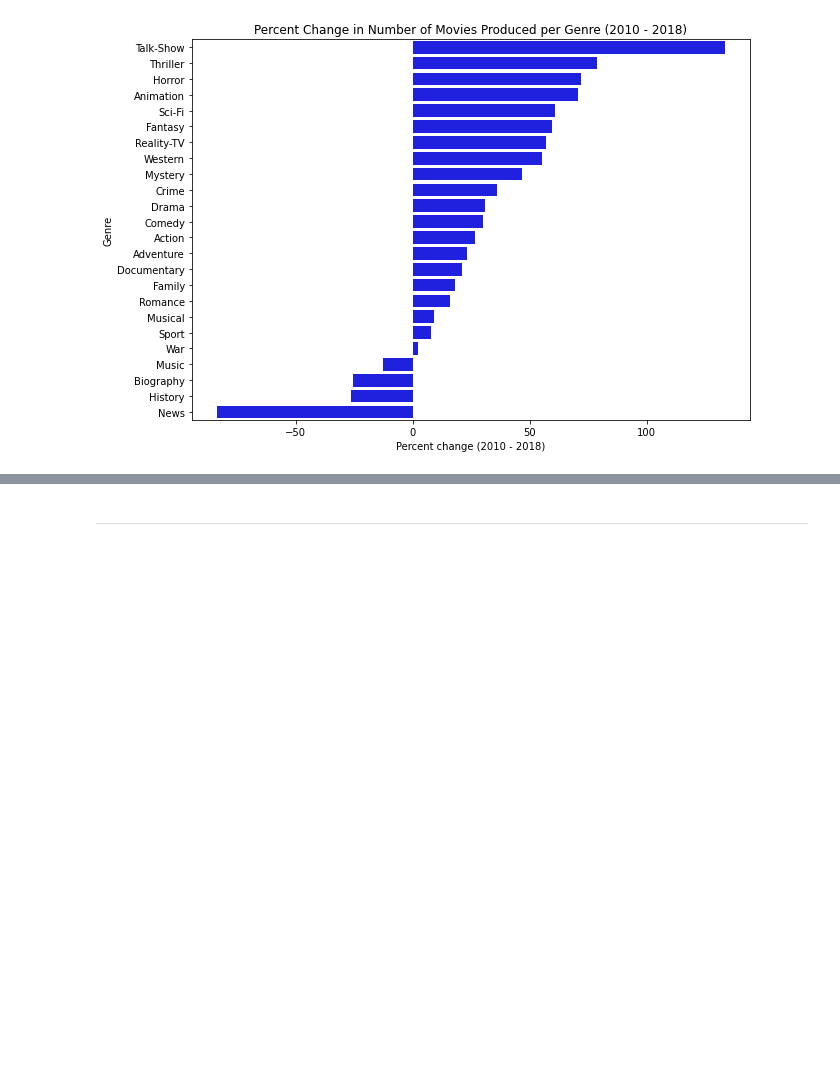
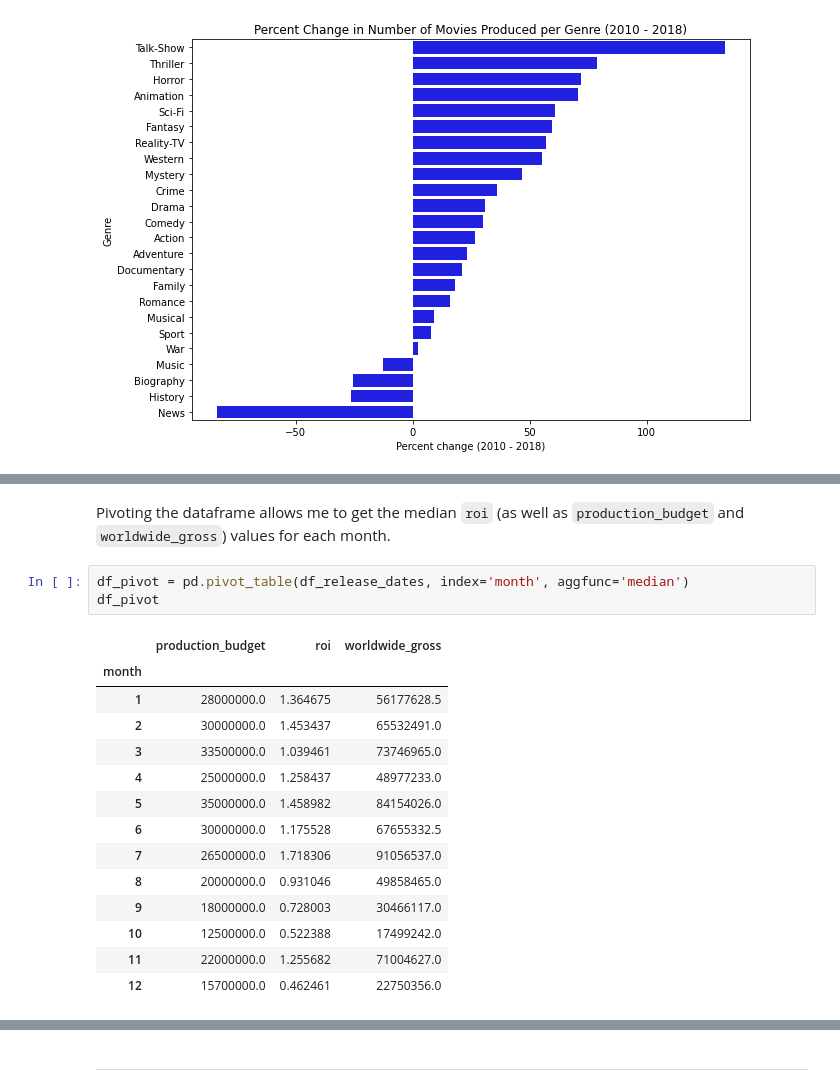
Before and after one commit to tjkyner/flatiron-ds-phase-1-project, a Jupyter notebook: notebooks/analysis.ipynb, the cells around one changed output, grey strips where cells are left out. Saved outputs shown, nothing was run; the diff lists cells and outputs as text; blank space fills up the shorter version.

```diff
--- a/notebooks/analysis.ipynb
+++ b/notebooks/analysis.ipynb
@@ -205,0 +225,20 @@ sns.barplot(
+# %% [markdown]
+Pivoting the dataframe allows me to get the median `roi` (as well as `production_budget` and `worldwide_gross`) values for each month.
+# %%
+df_pivot = pd.pivot_table(df_release_dates, index='month', aggfunc='median')
+df_pivot
+# %% [output]
+|  | production_budget | roi | worldwide_gross |
+| month |  |  |  |
+| 1 | 28000000.0 | 1.364675 | 56177628.5 |
+| 2 | 30000000.0 | 1.453437 | 65532491.0 |
+| 3 | 33500000.0 | 1.039461 | 73746965.0 |
+| 4 | 25000000.0 | 1.258437 | 48977233.0 |
+| 5 | 35000000.0 | 1.458982 | 84154026.0 |
+| 6 | 30000000.0 | 1.175528 | 67655332.5 |
+| 7 | 26500000.0 | 1.718306 | 91056537.0 |
+| 8 | 20000000.0 | 0.931046 | 49858465.0 |
+| 9 | 18000000.0 | 0.728003 | 30466117.0 |
+| 10 | 12500000.0 | 0.522388 | 17499242.0 |
+| 11 | 22000000.0 | 1.255682 | 71004627.0 |
+| 12 | 15700000.0 | 0.462461 | 22750356.0 |
```
Also changed, not shown: parts of 5 cells of this notebook.
